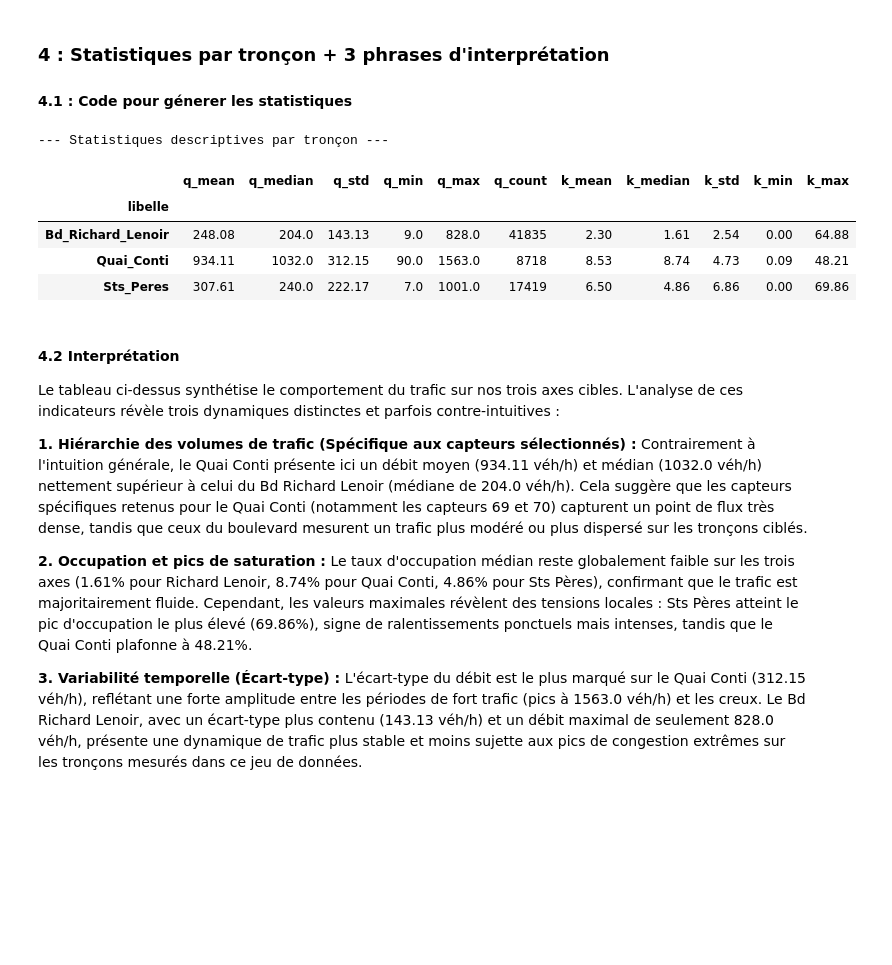
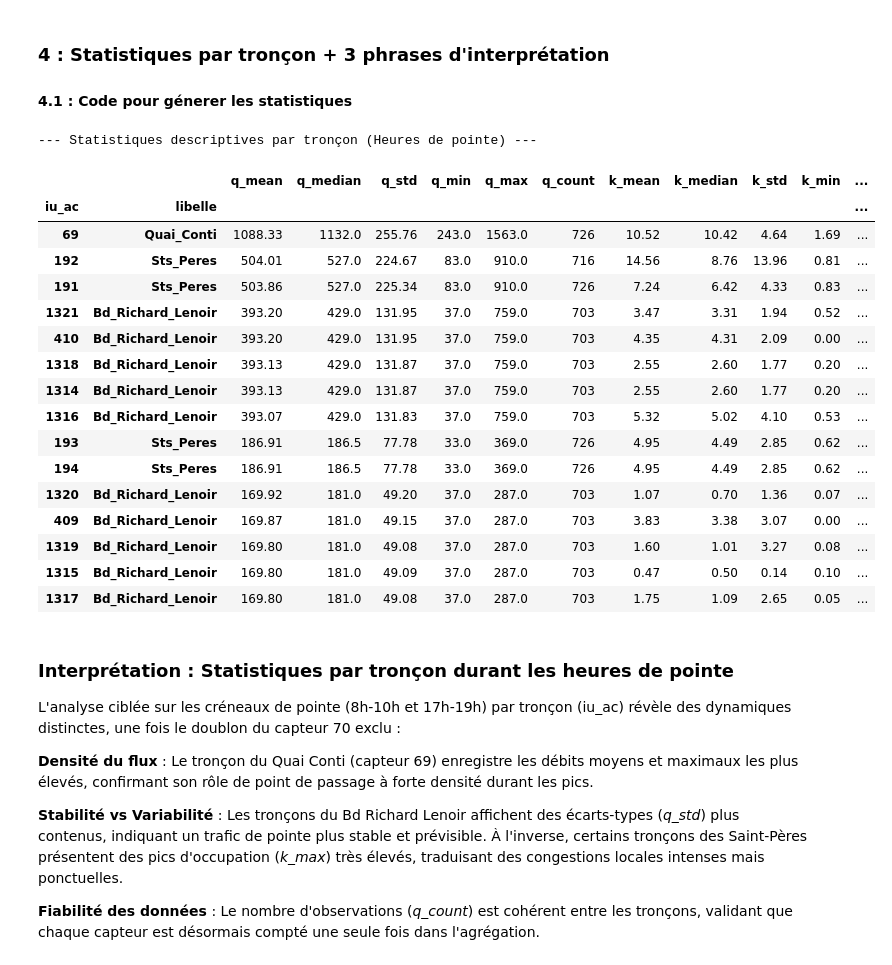
Before and after one commit to Fred-Youaleu/Projet_Trafic, a Jupyter notebook: Rendu 3.ipynb, the cells around one changed output. Saved outputs shown, nothing was run; the diff lists cells and outputs as text; code cells hidden in the pictures; blank space fills up the shorter version.

```diff
--- a/Rendu 3.ipynb
+++ b/Rendu 3.ipynb
@@ -464,14 +383,19 @@ Nous avons utilisé l'interpolation linéaire plutôt que temporelle car nos don
 # %%
-import os
+# Extraction de l'heure pour identifier les heures de pointe
+df['heure'] = df['t_1h'].dt.hour
 
-# 1. Créer le dossier data/processed s'il n'existe pas
-os.makedirs('data/processed', exist_ok=True)
+# Filtrage des heures de pointe classiques (8h-10h et 17h-19h)
+heures_pointe = df[df['heure'].isin([8, 9, 17, 18])]
 
-# 2. Sauvegarder le DataFrame nettoyé
-# On utilise Parquet (plus léger et rapide que CSV) ou CSV selon tes préférences
-df.to_csv('data/processed/comptages_propres.csv', index=False, sep=';')
+# Calcul des statistiques par tronçon (iu_ac)
+stats_troncon_pointe = heures_pointe.groupby('iu_ac').agg({
+    'q': ['mean', 'max'],
+    'k': 'mean'
+}).round(2)
 
-print("Données propres sauvegardées dans data/processed/comptages_propres.csv")
-print(f"Nombre de lignes : {len(df)}")
-print(f"Nombre de colonnes : {df.shape[1]}")
+# Renommage des colonnes pour la lisibilité
+stats_troncon_pointe.columns = ['Debit_moyen', 'Debit_max', 'Occupation_moyenne']
+
+print("--- Statistiques par tronçon durant les heures de pointe ---")
+display(stats_troncon_pointe.sort_values('Debit_moyen', ascending=False))
 # %% [output]
@@ -677,35 +624,46 @@ Les boxplots ci-dessus illustrent la distribution du débit (`q`) et du taux d'o
 ### 4 : Statistiques par tronçon + 3 phrases d'interprétation
 #### 4.1 : Code pour génerer les statistiques
 # %%
-# Calcul des statistiques descriptives par tronçon
-stats_par_troncon = df.groupby('libelle').agg({
+# Filtrage des heures de pointe (matin 8h-10h et soir 17h-19h)
+df_pointe = df[df['heure'].isin([8, 9, 17, 18])].copy()
+
+# Calcul des statistiques descriptives par tronçon (iu_ac)
+stats_pointe_troncon = df_pointe.groupby(['iu_ac', 'libelle']).agg({
     'q': ['mean', 'median', 'std', 'min', 'max', 'count'],
     'k': ['mean', 'median', 'std', 'min', 'max']
 }).round(2)
 
-# Aplatir les noms de colonnes pour une meilleure lisibilité (ex: q_mean, q_median)
-stats_par_troncon.columns = ['_'.join(col).strip() for col in stats_par_troncon.columns.values]
+# Aplatir les noms de colonnes pour une meilleure lisibilité
+stats_pointe_troncon.columns = ['_'.join(col).strip() for col in stats_pointe_troncon.columns.values]
 
-# Affichage du tableau
-print("--- Statistiques descriptives par tronçon ---")
-display(stats_par_troncon)
+# Affichage du tableau trié par débit moyen décroissant
+print("--- Statistiques descriptives par tronçon (Heures de pointe) ---")
+display(stats_pointe_troncon.sort_values('q_mean', ascending=False))
 # %% [output]
---- Statistiques descriptives par tronçon ---
+--- Statistiques descriptives par tronçon (Heures de pointe) ---
-|  | q_mean | q_median | q_std | q_min | q_max | q_count | k_mean | k_median | k_std | k_min | k_max |
-| libelle |  |  |  |  |  |  |  |  |  |  |  |
-| Bd_Richard_Lenoir | 248.08 | 204.0 | 143.13 | 9.0 | 828.0 | 41835 | 2.30 | 1.61 | 2.54 | 0.00 | 64.88 |
-| Quai_Conti | 934.11 | 1032.0 | 312.15 | 90.0 | 1563.0 | 8718 | 8.53 | 8.74 | 4.73 | 0.09 | 48.21 |
-| Sts_Peres | 307.61 | 240.0 | 222.17 | 7.0 | 1001.0 | 17419 | 6.50 | 4.86 | 6.86 | 0.00 | 69.86 |
+|  |  | q_mean | q_median | q_std | q_min | q_max | q_count | k_mean | k_median | k_std | k_min | ... |
+| iu_ac | libelle |  |  |  |  |  |  |  |  |  |  | ... |
+| 69 | Quai_Conti | 1088.33 | 1132.0 | 255.76 | 243.0 | 1563.0 | 726 | 10.52 | 10.42 | 4.64 | 1.69 | ... |
+| 192 | Sts_Peres | 504.01 | 527.0 | 224.67 | 83.0 | 910.0 | 716 | 14.56 | 8.76 | 13.96 | 0.81 | ... |
+| 191 | Sts_Peres | 503.86 | 527.0 | 225.34 | 83.0 | 910.0 | 726 | 7.24 | 6.42 | 4.33 | 0.83 | ... |
+| 1321 | Bd_Richard_Lenoir | 393.20 | 429.0 | 131.95 | 37.0 | 759.0 | 703 | 3.47 | 3.31 | 1.94 | 0.52 | ... |
+| 410 | Bd_Richard_Lenoir | 393.20 | 429.0 | 131.95 | 37.0 | 759.0 | 703 | 4.35 | 4.31 | 2.09 | 0.00 | ... |
+| 1318 | Bd_Richard_Lenoir | 393.13 | 429.0 | 131.87 | 37.0 | 759.0 | 703 | 2.55 | 2.60 | 1.77 | 0.20 | ... |
+| 1314 | Bd_Richard_Lenoir | 393.13 | 429.0 | 131.87 | 37.0 | 759.0 | 703 | 2.55 | 2.60 | 1.77 | 0.20 | ... |
+| 1316 | Bd_Richard_Lenoir | 393.07 | 429.0 | 131.83 | 37.0 | 759.0 | 703 | 5.32 | 5.02 | 4.10 | 0.53 | ... |
+| 193 | Sts_Peres | 186.91 | 186.5 | 77.78 | 33.0 | 369.0 | 726 | 4.95 | 4.49 | 2.85 | 0.62 | ... |
+| 194 | Sts_Peres | 186.91 | 186.5 | 77.78 | 33.0 | 369.0 | 726 | 4.95 | 4.49 | 2.85 | 0.62 | ... |
+| 1320 | Bd_Richard_Lenoir | 169.92 | 181.0 | 49.20 | 37.0 | 287.0 | 703 | 1.07 | 0.70 | 1.36 | 0.07 | ... |
+| 409 | Bd_Richard_Lenoir | 169.87 | 181.0 | 49.15 | 37.0 | 287.0 | 703 | 3.83 | 3.38 | 3.07 | 0.00 | ... |
+| 1319 | Bd_Richard_Lenoir | 169.80 | 181.0 | 49.08 | 37.0 | 287.0 | 703 | 1.60 | 1.01 | 3.27 | 0.08 | ... |
+| 1315 | Bd_Richard_Lenoir | 169.80 | 181.0 | 49.09 | 37.0 | 287.0 | 703 | 0.47 | 0.50 | 0.14 | 0.10 | ... |
+| 1317 | Bd_Richard_Lenoir | 169.80 | 181.0 | 49.08 | 37.0 | 287.0 | 703 | 1.75 | 1.09 | 2.65 | 0.05 | ... |
 # %% [markdown]
-#### 4.2 Interprétation
+### Interprétation : Statistiques par tronçon durant les heures de pointe
+L'analyse ciblée sur les créneaux de pointe (8h-10h et 17h-19h) par tronçon (iu_ac) révèle des dynamiques distinctes, une fois le doublon du capteur 70 exclu :
 
-Le tableau ci-dessus synthétise le comportement du trafic sur nos trois axes cibles. L'analyse de ces indicateurs révèle trois dynamiques distinctes et parfois contre-intuitives :
+**Densité du flux** : Le tronçon du Quai Conti (capteur 69) enregistre les débits moyens et maximaux les plus élevés, confirmant son rôle de point de passage à forte densité durant les pics.
 
-**1. Hiérarchie des volumes de trafic (Spécifique aux capteurs sélectionnés) :**
-Contrairement à l'intuition générale, le Quai Conti présente ici un débit moyen (934.11 véh/h) et médian (1032.0 véh/h) nettement supérieur à celui du Bd Richard Lenoir (médiane de 204.0 véh/h). Cela suggère que les capteurs spécifiques retenus pour le Quai Conti (notamment les capteurs 69 et 70) capturent un point de flux très dense, tandis que ceux du boulevard mesurent un trafic plus modéré ou plus dispersé sur les tronçons ciblés.
+**Stabilité vs Variabilité** : Les tronçons du Bd Richard Lenoir affichent des écarts-types (*q_std*) plus contenus, indiquant un trafic de pointe plus stable et prévisible. À l'inverse, certains tronçons des Saint-Pères présentent des pics d'occupation (*k_max*) très élevés, traduisant des congestions locales intenses mais ponctuelles.
 
-**2. Occupation et pics de saturation :**
-Le taux d'occupation médian reste globalement faible sur les trois axes (1.61% pour Richard Lenoir, 8.74% pour Quai Conti, 4.86% pour Sts Pères), confirmant que le trafic est majoritairement fluide. Cependant, les valeurs maximales révèlent des tensions locales : Sts Pères atteint le pic d'occupation le plus élevé (69.86%), signe de ralentissements ponctuels mais intenses, tandis que le Quai Conti plafonne à 48.21%.
-
-**3. Variabilité temporelle (Écart-type) :**
-L'écart-type du débit est le plus marqué sur le Quai Conti (312.15 véh/h), reflétant une forte amplitude entre les périodes de fort trafic (pics à 1563.0 véh/h) et les creux. Le Bd Richard Lenoir, avec un écart-type plus contenu (143.13 véh/h) et un débit maximal de seulement 828.0 véh/h, présente une dynamique de trafic plus stable et moins sujette aux pics de congestion extrêmes sur les tronçons mesurés dans ce jeu de données.
+**Fiabilité des données** : Le nombre d'observations (*q_count*) est cohérent entre les tronçons, validant que chaque capteur est désormais compté une seule fois dans l'agrégation.
```
Also changed, not shown: parts of 40 cells of this notebook.
